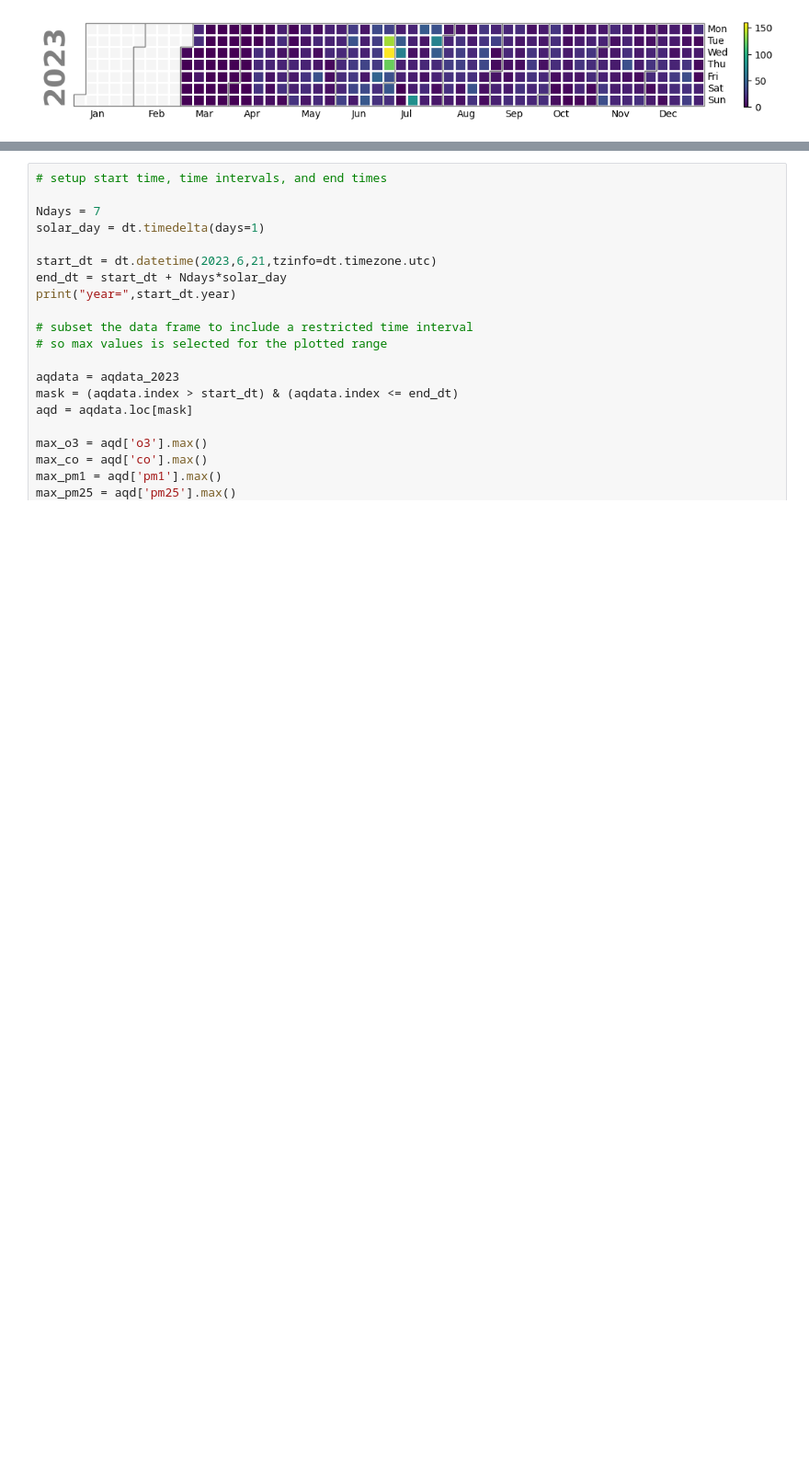
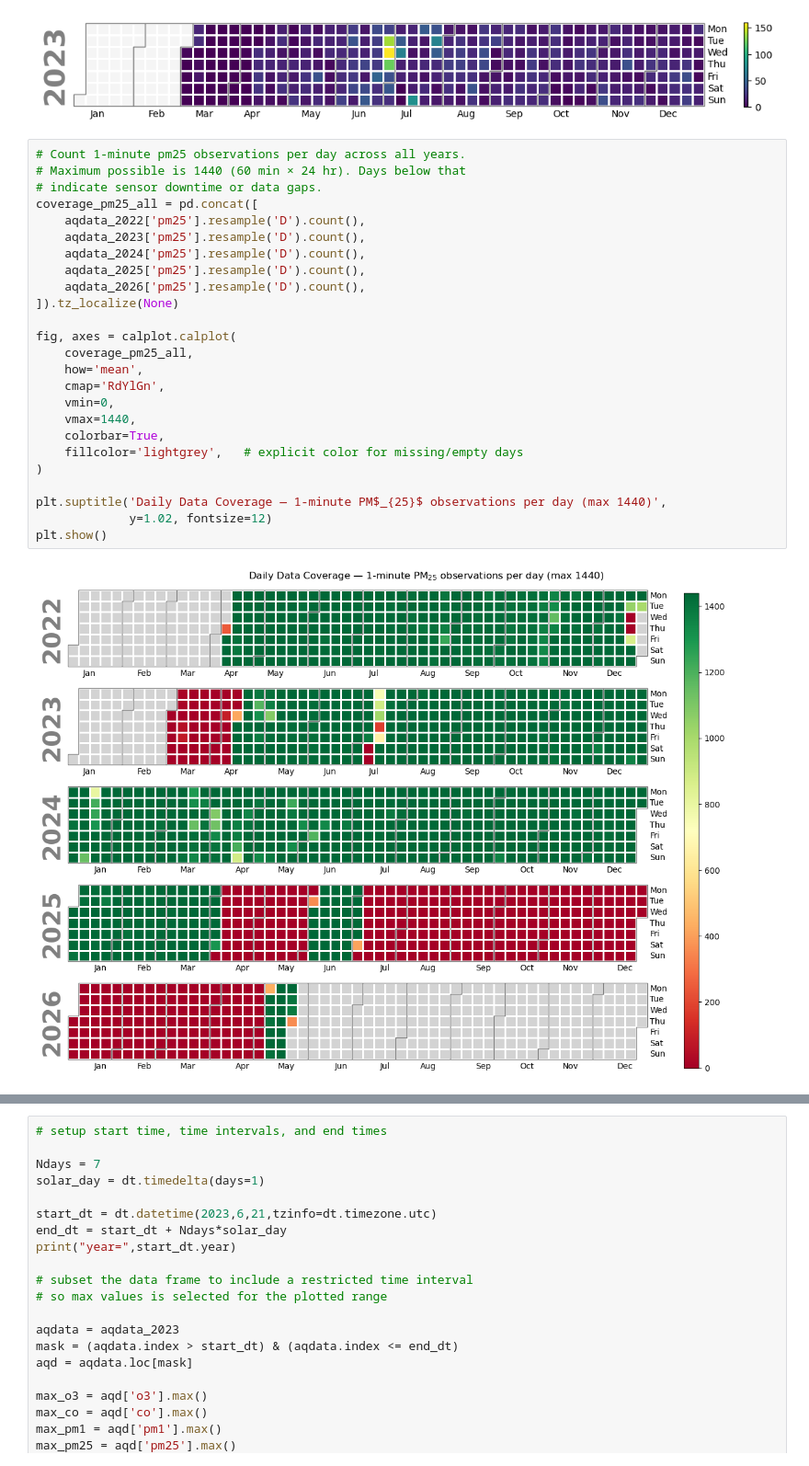
Before and after one commit to gregorywanderson/air_quality, a Jupyter notebook: modulair_examples.ipynb, the cells around one changed output, grey strips where cells are left out. Shown at 92% size. Drawn from its saved outputs; the diff is of its cells as text; blank space fills up the shorter version.

Commit message:
updated heatmap and data coverage graphics

```diff
--- a/modulair_examples.ipynb
+++ b/modulair_examples.ipynb
@@ -137,3 +151,30 @@ calplot.calplot(daily_2023['pm25'].tz_localize(None))
 (<Figure size 1250x170 with 2 Axes>,
  array([<Axes: ylabel='2023'>], dtype=object))
 [figure]
+# %%
+# Count 1-minute pm25 observations per day across all years.
+# Maximum possible is 1440 (60 min × 24 hr). Days below that
+# indicate sensor downtime or data gaps.
+coverage_pm25_all = pd.concat([
+    aqdata_2022['pm25'].resample('D').count(),
+    aqdata_2023['pm25'].resample('D').count(),
+    aqdata_2024['pm25'].resample('D').count(),
+    aqdata_2025['pm25'].resample('D').count(),
+    aqdata_2026['pm25'].resample('D').count(),
+]).tz_localize(None)
+
+fig, axes = calplot.calplot(
+    coverage_pm25_all,
+    how='mean',
+    cmap='RdYlGn',
+    vmin=0,
+    vmax=1440,
+    colorbar=True,
+    fillcolor='lightgrey',   # explicit color for missing/empty days
+)
+
+plt.suptitle('Daily Data Coverage — 1-minute PM$_{25}$ observations per day (max 1440)',
+             y=1.02, fontsize=12)
+plt.show()
+# %% [output]
+[figure, added]
```
Also changed, not shown: parts of 19 cells of this notebook.
